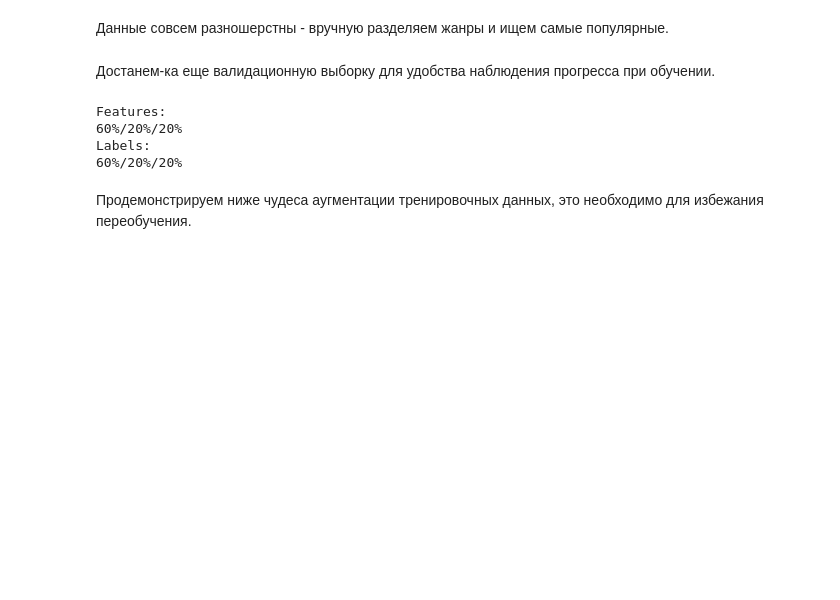
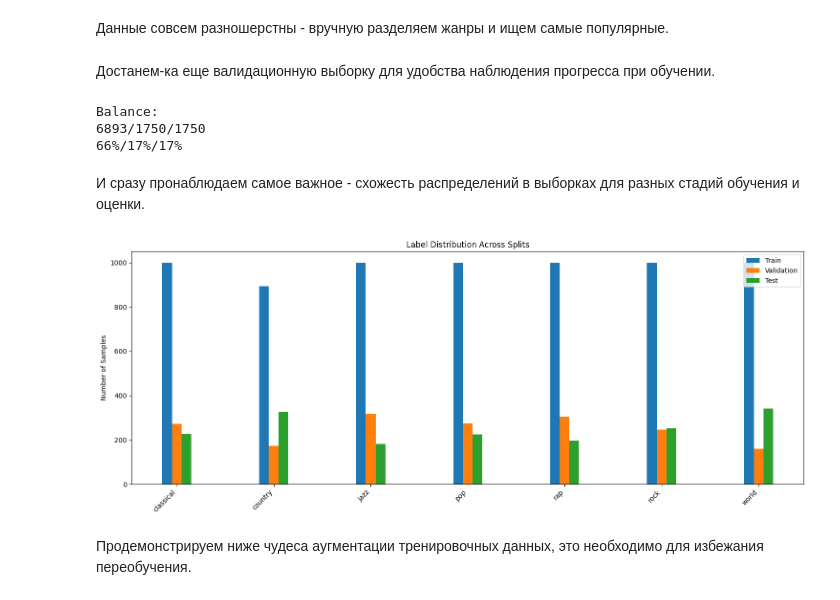
Before and after one commit to xanderkov/Music-Predictor, a Jupyter notebook: notebooks/Bagantsova/music_tagging/pipeline.ipynb, the cells around one changed output. Drawn from its saved outputs; the diff is of its cells as text; code cells hidden in the pictures; blank space fills up the shorter version.

```diff
--- a/notebooks/Bagantsova/music_tagging/pipeline.ipynb
+++ b/notebooks/Bagantsova/music_tagging/pipeline.ipynb
@@ -9,3 +30,5 @@ from data_processing.data_loader import process_images_in_parallel
 # %%
 # dataset = load_music_tags_dataset()  # For built-in dataset
 audio_files, labels = load_audio_data("Data/genres_original")
+# audio_files, labels = [], []
+ismir_audio_files, ismir_labels = load_audio_data("Data/ismir_wav")
@@ -107,25 +82,49 @@ common_genres = ['pop', 'rock', 'rb', 'rap', 'jazz', 'classical', 'country', 'el
 # %%
 y_train, y_test, mlb = preprocess_labels(ds_train, ds_test, genre_map, common_genres)
+
+ds_train, y_train = multilabel_undersample(np.array(ds_train), y_train, max_per_label=1000)
+ds_test, y_test = multilabel_undersample(np.array(ds_test), y_test, max_per_label=500)
 
 X_train = [item[0] for item in ds_train]
 X_val = [item[0] for item in ds_test[:int(len(ds_test) * 0.5)]]
 X_test = [item[0] for item in ds_test[int(len(ds_test) * 0.5):]]
 
-y_val = y_test[int(len(y_test) * 0.5):]
-y_test = y_test[:int(len(y_test) * 0.5)]
+y_val = y_test[:int(len(y_test) * 0.5)]
+y_test = y_test[int(len(y_test) * 0.5):]
 
-print("Features:")
+print("Balance:")
 n = len(X_train) + len(X_val) + len(X_test)
+print(f"{round(len(X_train))}/{round(len(X_val))}/{round(len(X_test))}")
 print(f"{round(len(X_train) / n * 100)}%/{round(len(X_val) / n * 100)}%/{round(len(X_test) / n * 100)}%")
 
-print("Labels:")
-n = len(y_train) + len(y_val) + len(y_test)
-print(f"{round(len(y_train) / n * 100)}%/{round(len(y_val) / n * 100)}%/{round(len(y_test) / n * 100)}%")
+assert n == len(y_train) + len(y_val) + len(y_test)
 # %% [output]
-Features:
-60%/20%/20%
-Labels:
-60%/20%/20%
+Balance:
+6893/1750/1750
+66%/17%/17%
+# %% [markdown]
+И сразу пронаблюдаем самое важное - схожесть распределений в выборках для разных стадий обучения и оценки.
+# %%
+train_counts = y_train.sum(axis=0)
+val_counts = y_val.sum(axis=0)
+test_counts = y_test.sum(axis=0)
+
+x = np.arange(len(mlb))
+width = 0.1
+
+plt.figure(figsize=(15, 6))
+plt.bar(x - width, train_counts, width, label='Train')
+plt.bar(x, val_counts, width, label='Validation')
+plt.bar(x + width, test_counts, width, label='Test')
+
+plt.xticks(x, mlb, rotation=45, ha='right')
+plt.ylabel('Number of Samples')
+plt.title('Label Distribution Across Splits')
+plt.legend()
+plt.tight_layout()
+plt.show()
+# %% [output]
+[figure, added]
 # %%
 from data_processing.data_loader import SpectrogramDataset
 import torch
```
Also changed, not shown: parts of 28 cells of this notebook, 5 other files.
